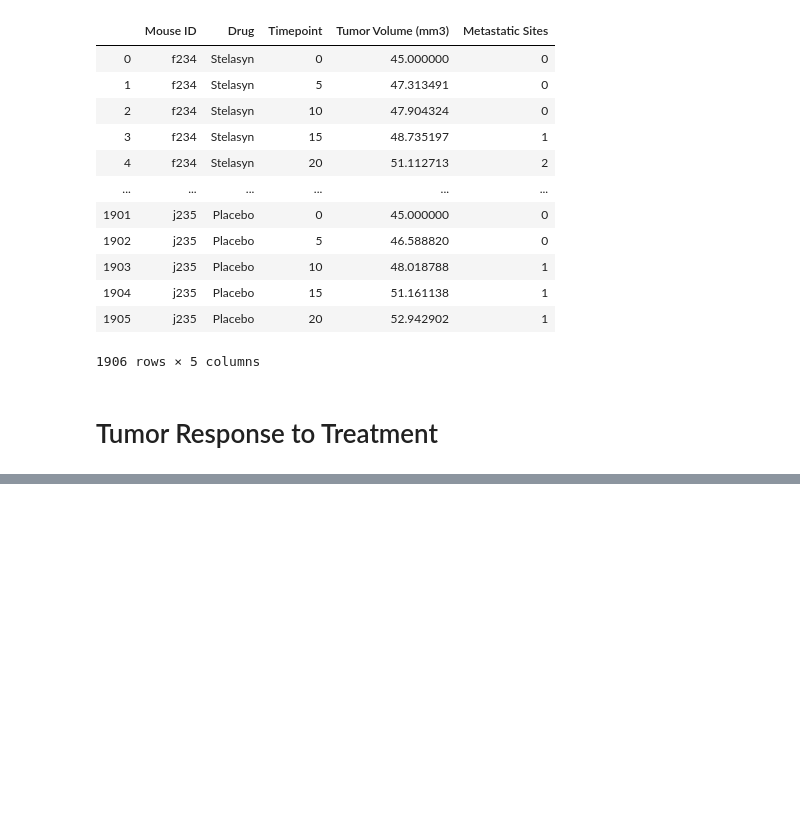
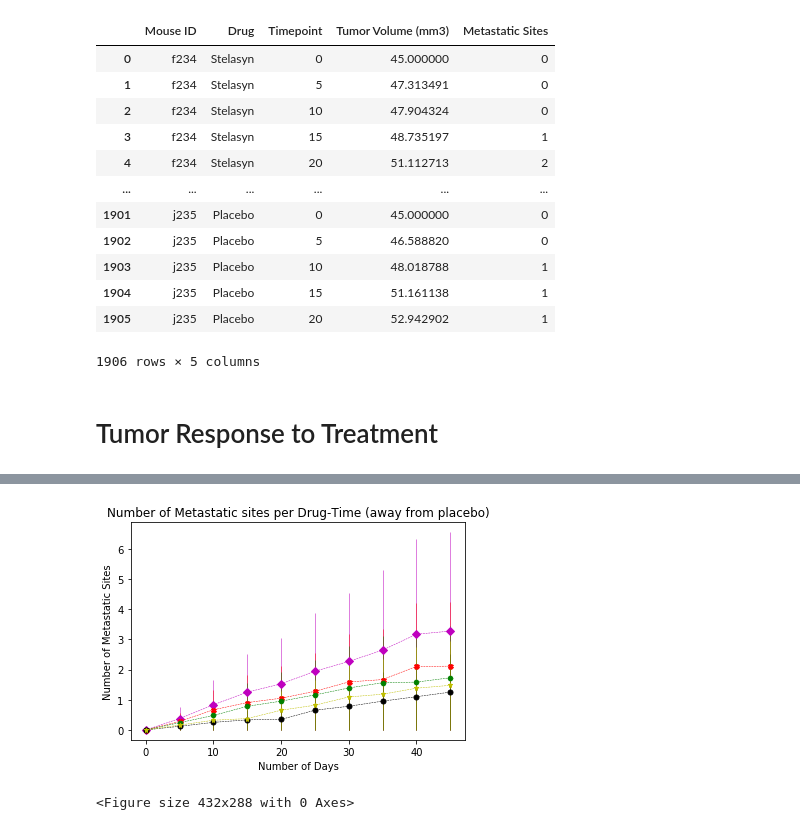
Before and after one commit to danielymiranda/matplotlib-challenge, a Jupyter notebook: Matplotlib-Challenge(Pymaceuticals).ipynb, the cells around one changed output, grey strips where cells are left out. Drawn from its saved outputs; the diff is of its cells as text; code cells hidden in the pictures; blank space fills up the shorter version.

```diff
--- a/Matplotlib-Challenge(Pymaceuticals).ipynb
+++ b/Matplotlib-Challenge(Pymaceuticals).ipynb
@@ -136,0 +218,56 @@ standard_error_tumor
+# %%
+#plot showing how the number of metastatic (cancer spreading) sites
+#change over time for each treatment
+
+number_metastatic=by_drug_timepoint["Metastatic Sites"].mean()
+number_metastatic_by_dt=pd.DataFrame({"Mean Metastatic Sites":number_metastatic})
+
+number_metastatic_se=by_drug_timepoint["Metastatic Sites"].sem()
+number_metastatic_se_df=pd.DataFrame({"Mean Metastatic Sites":number_metastatic_se})
+
+#number_metastatic_se_df
+
+number_metastatic_by_dt=number_metastatic_by_dt.reset_index()
+number_metastatic_se_df=number_metastatic_by_dt.reset_index()
+
+pivot_mms=pd.pivot_table(number_metastatic_by_dt,values="Mean Metastatic Sites",index="Timepoint",
+                        columns="Drug")
+pivot_se_metastatic=pd.pivot_table(number_metastatic_by_dt,values="Mean Metastatic Sites",index="Timepoint",
+                        columns="Drug")
+# %%
+#Plot
+
+plt.errorbar(pivot_mms.index,pivot_mms["Placebo"],
+         yerr=pivot_se_metastatic["Placebo"], color="m",
+         marker="D",markersize=5,linestyle="dashed",
+         linewidth=0.50)
+plt.errorbar(pivot_mms.index,pivot_mms["Infubinol"],
+         yerr=pivot_se_metastatic["Infubinol"], color="r",
+         marker="X",markersize=5,linestyle="dashed",
+         linewidth=0.50)
+plt.errorbar(pivot_mms.index,pivot_mms["Stelasyn"],
+         yerr=pivot_se_metastatic["Stelasyn"], color="g",
+         marker="H",markersize=5,linestyle="dashed",
+         linewidth=0.50)
+plt.errorbar(pivot_mms.index,pivot_mms["Ramicane"],
+         yerr=pivot_se_metastatic["Ramicane"], color="k",
+         marker="o",markersize=5,linestyle="dashed",
+         linewidth=0.50)
+plt.errorbar(pivot_mms.index,pivot_mms["Capomulin"],
+         yerr=pivot_se_metastatic["Capomulin"], color="y",
+         marker="*",markersize=5,linestyle="dashed",
+         linewidth=0.50)
+
+#Formats
+
+plt.ylabel("Number of Metastatic Sites")
+plt.xlabel("Number of Days")
+#plt.grid(True)
+plt.title("Number of Metastatic sites per Drug-Time (away from placebo)")
+
+plt.show()
+
+plt.savefig("image_3.png")
+# %% [output]
+[figure, added]
+<Figure size 432x288 with 0 Axes>
```
Also changed, not shown: parts of 25 cells of this notebook.
